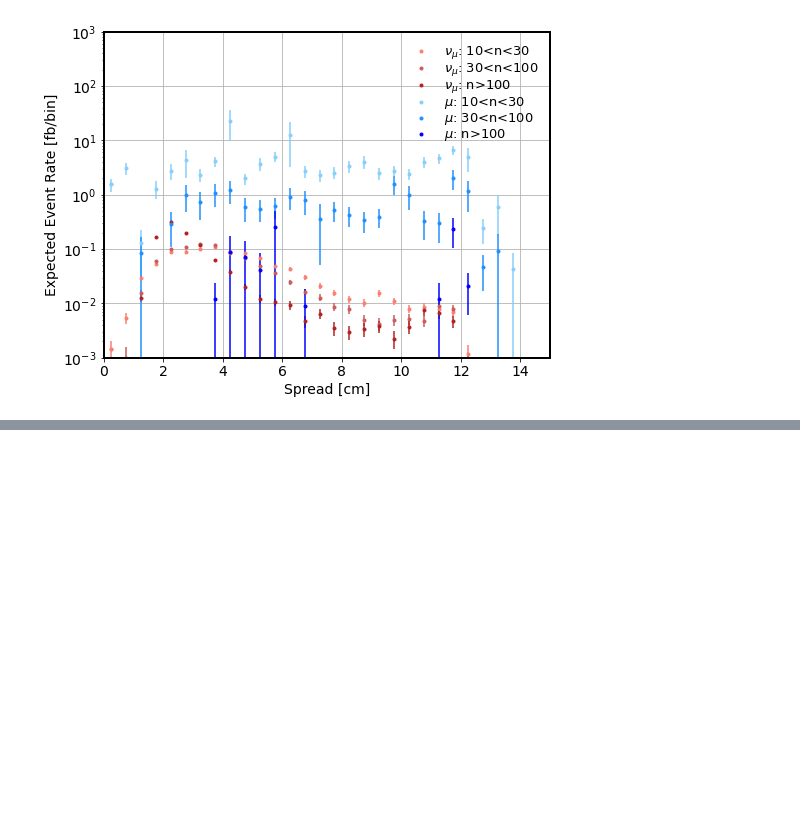
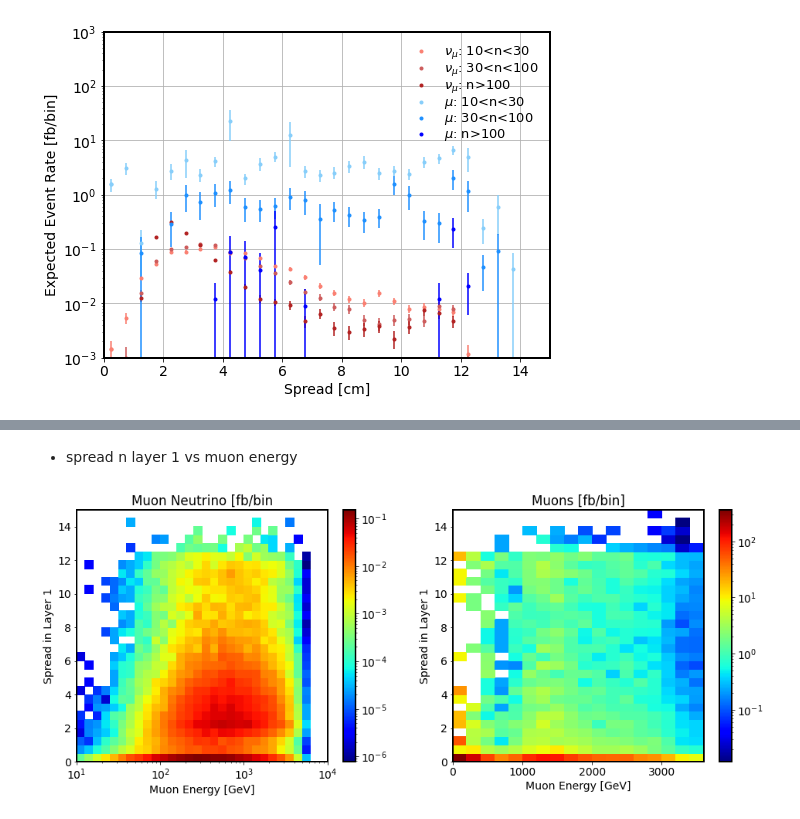
Before and after one commit to mwaterbury/scintillatorneutrinos, a Jupyter notebook: Analysis_Felix.ipynb, the cells around one changed output, grey strips where cells are left out. Saved outputs shown, nothing was run; the diff lists cells and outputs as text; code cells hidden in the pictures; blank space fills up the shorter version.

```diff
--- a/Analysis_Felix.ipynb
+++ b/Analysis_Felix.ipynb
@@ -483,0 +526,12 @@ plot_2dhistogram(
+# %% [markdown]
+-  spread n layer 1 vs muon energy
+# %%
+plot_2dhistogram_primary(
+    observable="spread_1",
+    bins=observable_bins['spread'],
+    label="Spread in Layer 1",
+    log = False,
+    requirement="event['passed_scintillator']==True",
+)
+# %% [output]
+[figure, added]
```
Also changed, not shown: parts of 33 cells of this notebook, 13 other files.
